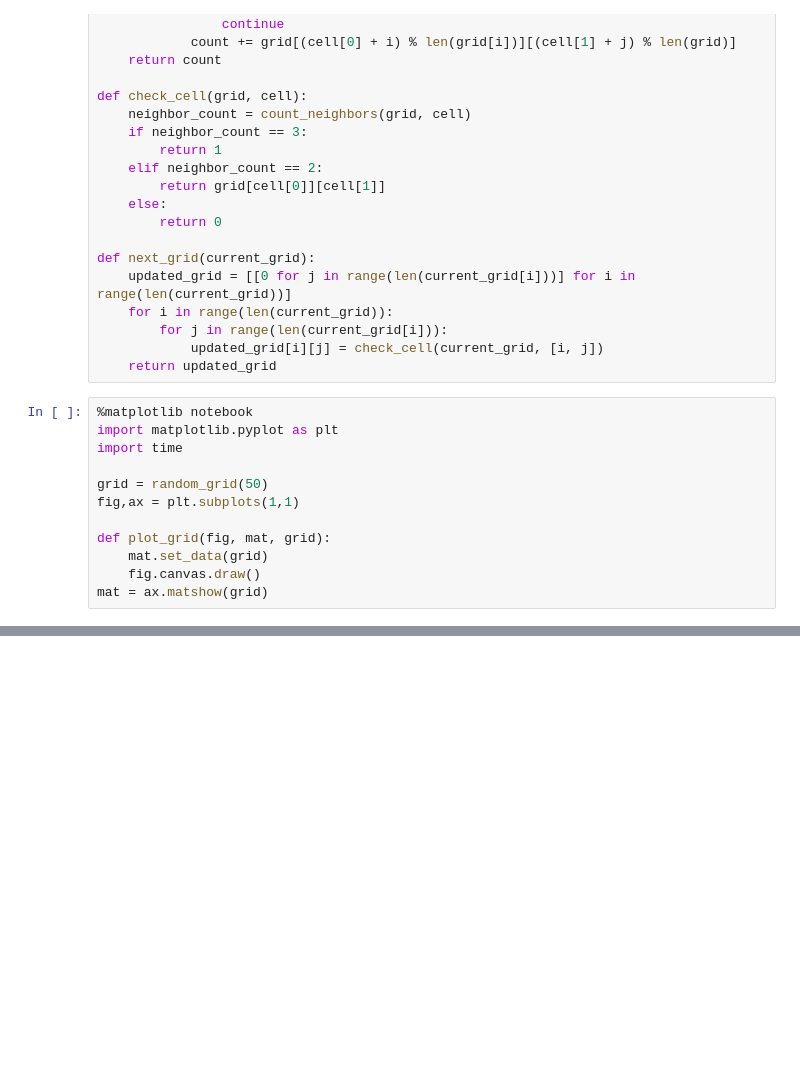
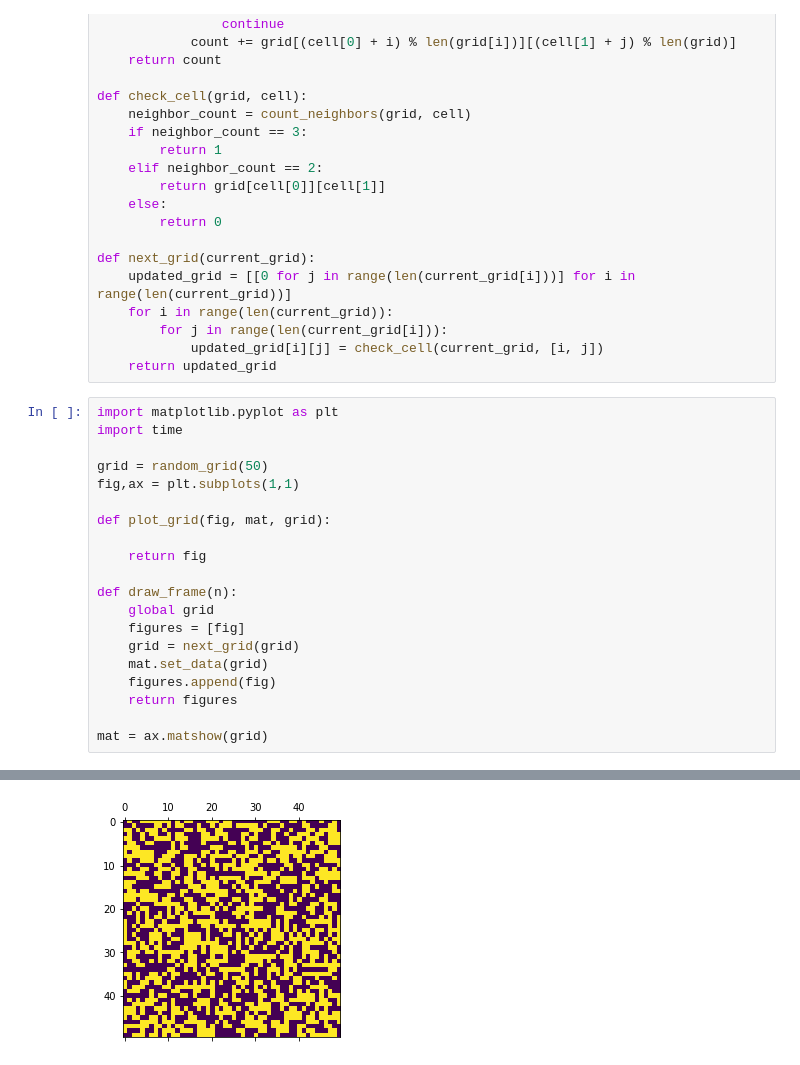
Before and after one commit to EconomicScienceInstitute/CS-532-Computational-Economics, a Jupyter notebook: Lectures/Week05/Lecture2.ipynb, the cells around one changed output, grey strips where cells are left out. Drawn from its saved outputs; the diff is of its cells as text; blank space fills up the shorter version.

```diff
--- a/Lectures/Week05/Lecture2.ipynb
+++ b/Lectures/Week05/Lecture2.ipynb
@@ -249,7 +232,6 @@ def next_grid(current_grid):
             updated_grid[i][j] = check_cell(current_grid, [i, j])
     return updated_grid
 # %%
-%matplotlib notebook
 import matplotlib.pyplot as plt
 import time
 
@@ -257,7 +239,16 @@ grid = random_grid(50)
 fig,ax = plt.subplots(1,1)
 
 def plot_grid(fig, mat, grid):
+
+    return fig
+
+def draw_frame(n):
+    global grid
+    figures = [fig]
+    grid = next_grid(grid)
     mat.set_data(grid)
-    fig.canvas.draw()
+    figures.append(fig)
+    return figures
+
 mat = ax.matshow(grid)
 # %% [output]
@@ -265,0 +255 @@ mat = ax.matshow(grid)
+[figure, added]
```
Also changed, not shown: parts of 6 cells of this notebook.
